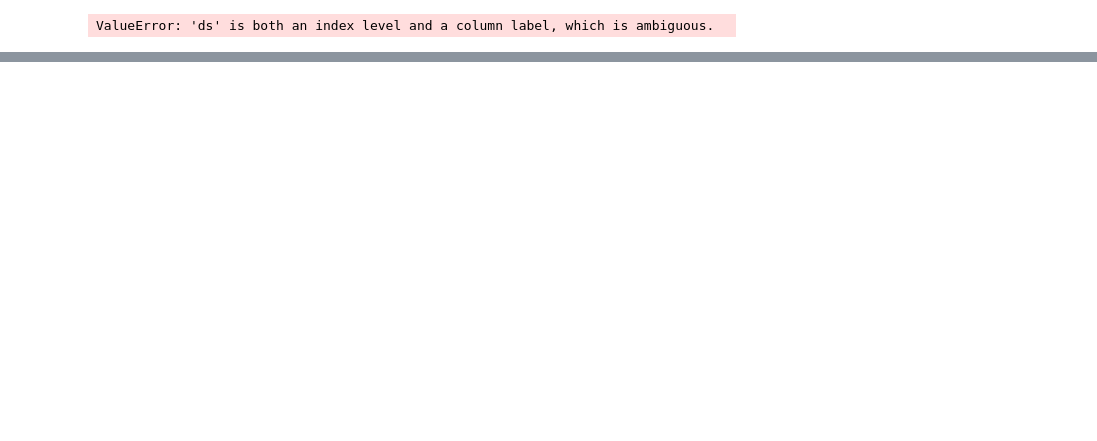
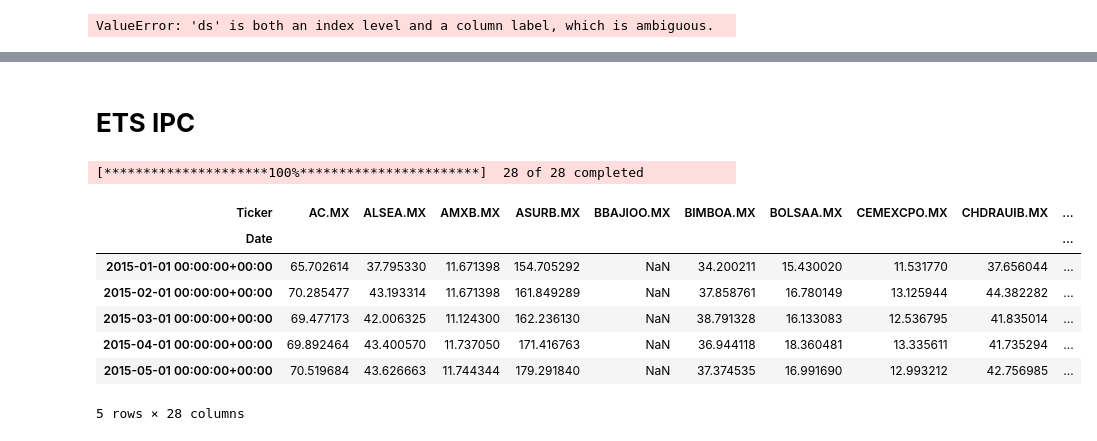
Before and after one commit to Michelleagl/Series_de_Tiempo, a Jupyter notebook: AutoETS_Model.ipynb, the cells around one changed output, grey strips where cells are left out. Drawn from its saved outputs; the diff is of its cells as text; code cells hidden in the pictures; blank space fills up the shorter version.

```diff
--- a/AutoETS_Model.ipynb
+++ b/AutoETS_Model.ipynb
@@ -338,0 +276,21 @@ ValueError: Found input variables with inconsistent numbers of samples: [35, 6]
+# %% [markdown]
+# **ETS IPC**
+# %%
+ticker = yf.Tickers(["LABB.MX", "VESTA.MX", "ORBIA.MX", "GFNORTEO.MX", "BBAJIOO.MX", "MEGACPO.MX",
+                     "AC.MX", "GCC.MX", "GENTERA.MX", "CUERVO.MX", "AMXB.MX", "GCARSOA1.MX",
+                     "KIMBERA.MX", "GMEXICOB.MX", "CHDRAUIB.MX", "GRUMAB.MX", "KOFUBL.MX",
+                     "RA.MX", "BOLSAA.MX", "ALSEA.MX", "TLEVISACPO.MX", "Q.MX", "BIMBOA.MX",
+                     "PINFRA.MX", "GAPB.MX", "ASURB.MX", "OMAB.MX", "CEMEXCPO.MX"])
+data = ticker.history(start= '2015-01-01', end= '2023-12-31', interval='1mo')['Close']
+# Fecha en meses
+data.head()
+# %% [output]
+[*********************100%***********************]  28 of 28 completed
+| Ticker | AC.MX | ALSEA.MX | AMXB.MX | ASURB.MX | BBAJIOO.MX | BIMBOA.MX | BOLSAA.MX | CEMEXCPO.MX | CHDRAUIB.MX | ... |
+| Date |  |  |  |  |  |  |  |  |  | ... |
+| 2015-01-01 00:00:00+00:00 | 65.702614 | 37.795330 | 11.671398 | 154.705292 | NaN | 34.200211 | 15.430020 | 11.531770 | 37.656044 | ... |
+| 2015-02-01 00:00:00+00:00 | 70.285477 | 43.193314 | 11.671398 | 161.849289 | NaN | 37.858761 | 16.780149 | 13.125944 | 44.382282 | ... |
+| 2015-03-01 00:00:00+00:00 | 69.477173 | 42.006325 | 11.124300 | 162.236130 | NaN | 38.791328 | 16.133083 | 12.536795 | 41.835014 | ... |
+| 2015-04-01 00:00:00+00:00 | 69.892464 | 43.400570 | 11.737050 | 171.416763 | NaN | 36.944118 | 18.360481 | 13.335611 | 41.735294 | ... |
+| 2015-05-01 00:00:00+00:00 | 70.519684 | 43.626663 | 11.744344 | 179.291840 | NaN | 37.374535 | 16.991690 | 12.993212 | 42.756985 | ... |
+5 rows × 28 columns
```
Also changed, not shown: parts of 26 cells of this notebook.
